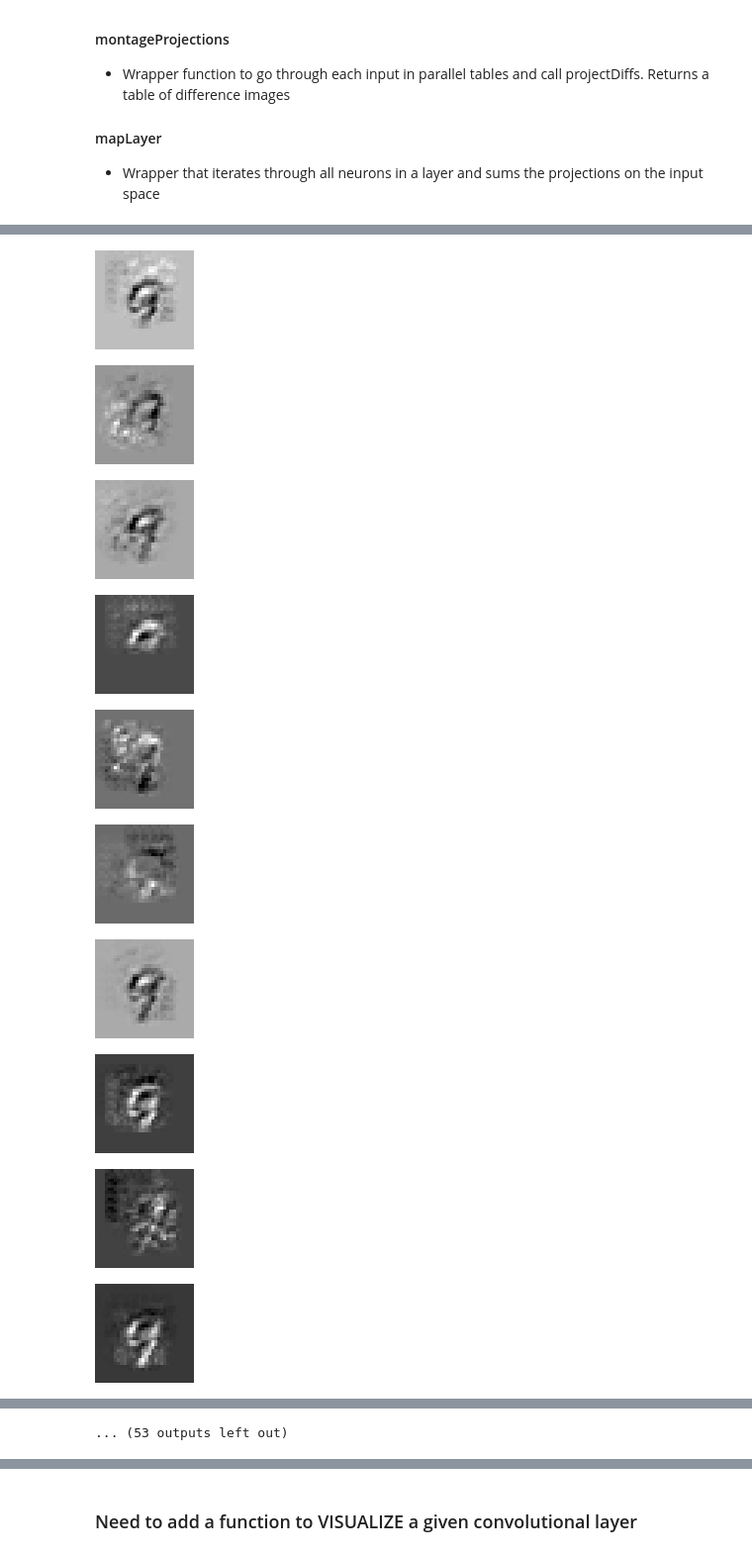
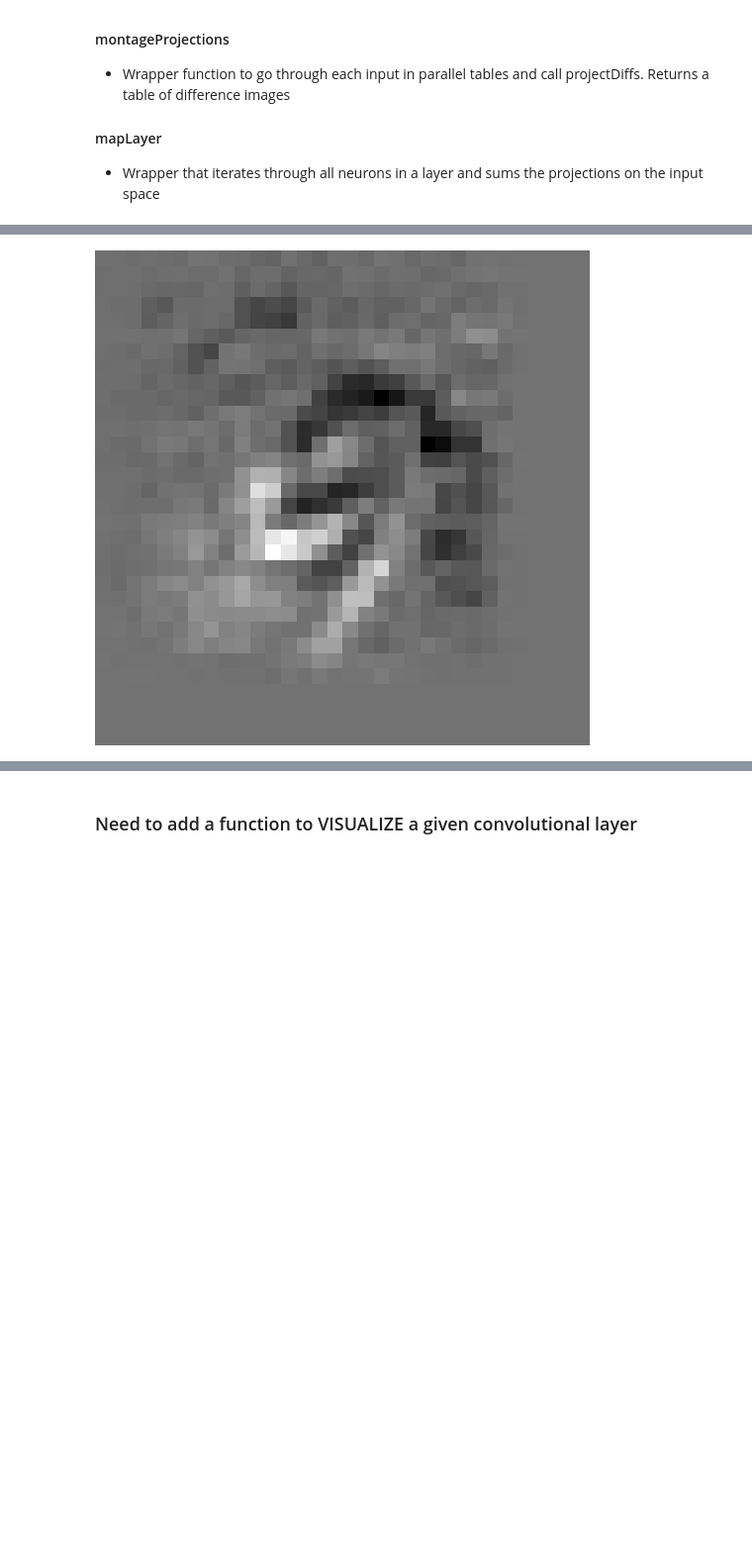
Before and after one commit to hinthornw/junior-iw, a Jupyter notebook: transform_notebook.ipynb, the cells around one changed output, grey strips where cells are left out. Shown: that part at 99% size. Cells and saved outputs as stored; diff of their text form; code cells hidden in the pictures; blank space fills up the shorter version.

```diff
--- a/transform_notebook.ipynb
+++ b/transform_notebook.ipynb
@@ -406,13 +437,13 @@ end
 
 
 function projectDiffs(net, layer, neuron, img1, img2)
-    proj1 = mapBack(net, layer, neuron, img1)
-    proj2 = mapBack(net, layer, neuron, img2)
+    local proj1 = mapBack(net, layer, neuron, img1)
+    local proj2 = mapBack(net, layer, neuron, img2)
     return proj2 - proj1
 end
 
 function montage_projections(net, layer, neuron, adv, orig)
-    differences = {}
+    local differences = {}
     for i=1, #adv, 1 do
         differences[i] = projectDiffs(net, layer, neuron, adv[i], orig[i])
 --         displayImage(differences[i], 200)
@@ -432,15 +528,0 @@ end
-# %%
-function mapLayer(net, layer, adv, orig)
-    local size = #adv
-    local largeSum = torch.DoubleTensor(#net.modules[2].output):zero() -- hardcode reshaped data in
-    for i=1, (#net.modules[layer].weight)[1] do
-        local differences = montage_projections(net, layer, i, adv, orig)
-        local sum = torch.DoubleTensor(#differences[1]):zero()
-        for i = 1,#differences do
-            sum = sum + differences[i]
-        end
-        largeSum = largeSum + sum
-        displayImage(sum, 100)
-    end
-    displayImage(largeSum, 500)
-end
@@ -447,13 +548,4 @@ end
 # %%
-mapLayer(net, 6, adv, orig)
+mapLayer(net, 6, adv, orig, True)
 # %% [output]
-[figure, old version]
+[figure, new version]
-[figure, removed]
-[figure, removed]
-[figure, removed]
-[figure, removed]
-[figure, removed]
-[figure, removed]
-[figure, removed]
-[figure, removed]
-[figure, removed]
@@ -462 +551,0 @@ mapLayer(net, 6, adv, orig)
-... (53 outputs left out)
```
Also changed, not shown: parts of 35 cells of this notebook.
